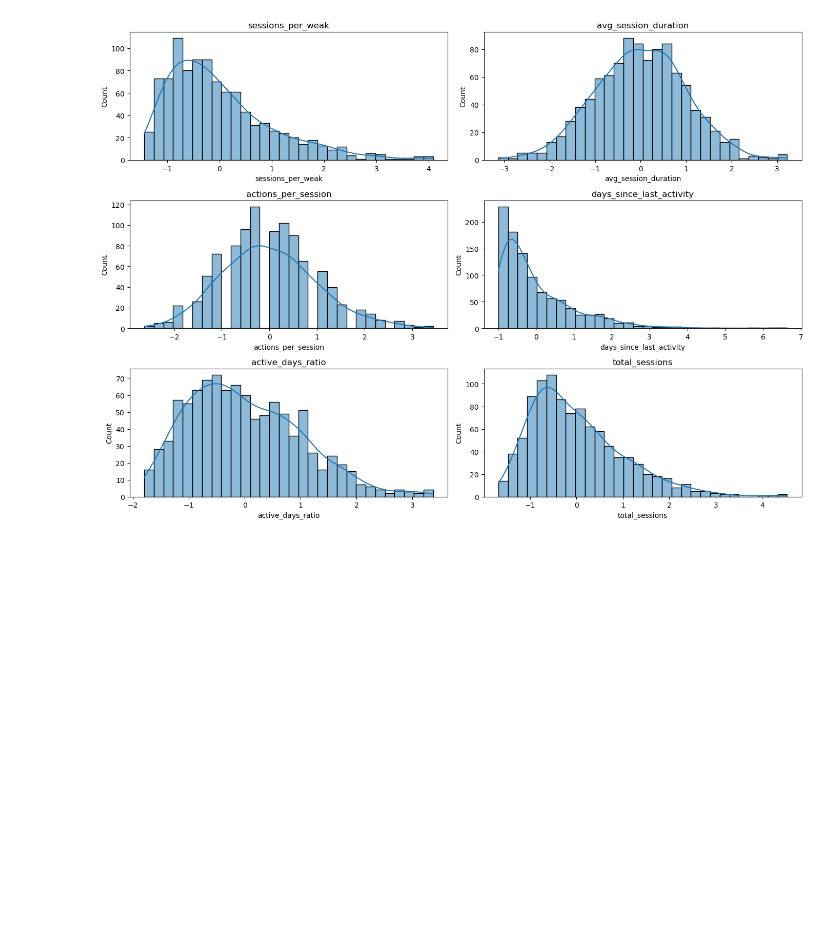
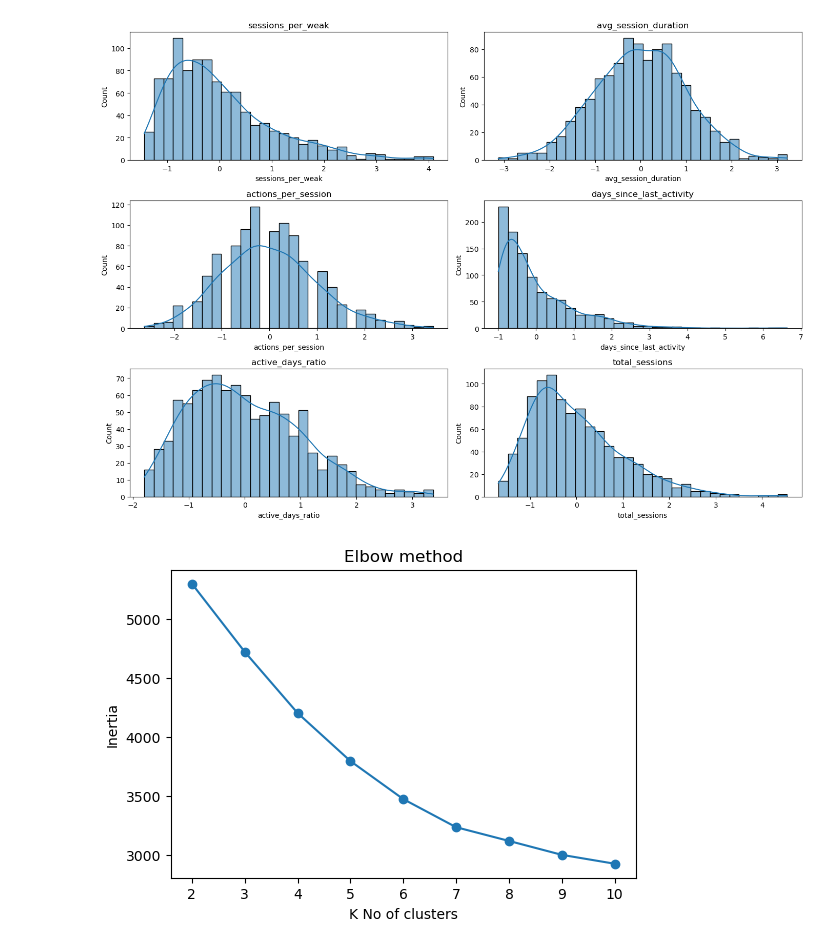
Before and after one commit to Fantom-1/ML-Diaries, a Jupyter notebook: MLDiaries05_UserBehaviour/UserBehaviour.ipynb, the cells around one changed output. Saved outputs shown, nothing was run; the diff lists cells and outputs as text; code cells hidden in the pictures; blank space fills up the shorter version.

```diff
--- a/MLDiaries05_UserBehaviour/UserBehaviour.ipynb
+++ b/MLDiaries05_UserBehaviour/UserBehaviour.ipynb
@@ -99,3 +99,22 @@ plt.tight_layout()
 plt.show()
 # %% [output]
 [figure]
+# %%
+from sklearn.cluster import KMeans
+
+inertia = []
+K_range =  range(2,11)
+
+for k in K_range:
+    kmeans = KMeans(n_clusters=k, random_state=42,n_init=10)
+    kmeans.fit(scaled_df)
+    inertia.append(kmeans.inertia_)
+# %%
+plt.figure(figsize=(6,4))
+plt.plot(K_range, inertia, marker='o')
+plt.xlabel("K No of clusters")
+plt.ylabel("Inertia")
+plt.title("Elbow method")
+plt.show()
+# %% [output]
+[figure, added]
```
Also changed, not shown: parts of 17 cells of this notebook, 5 other files.
